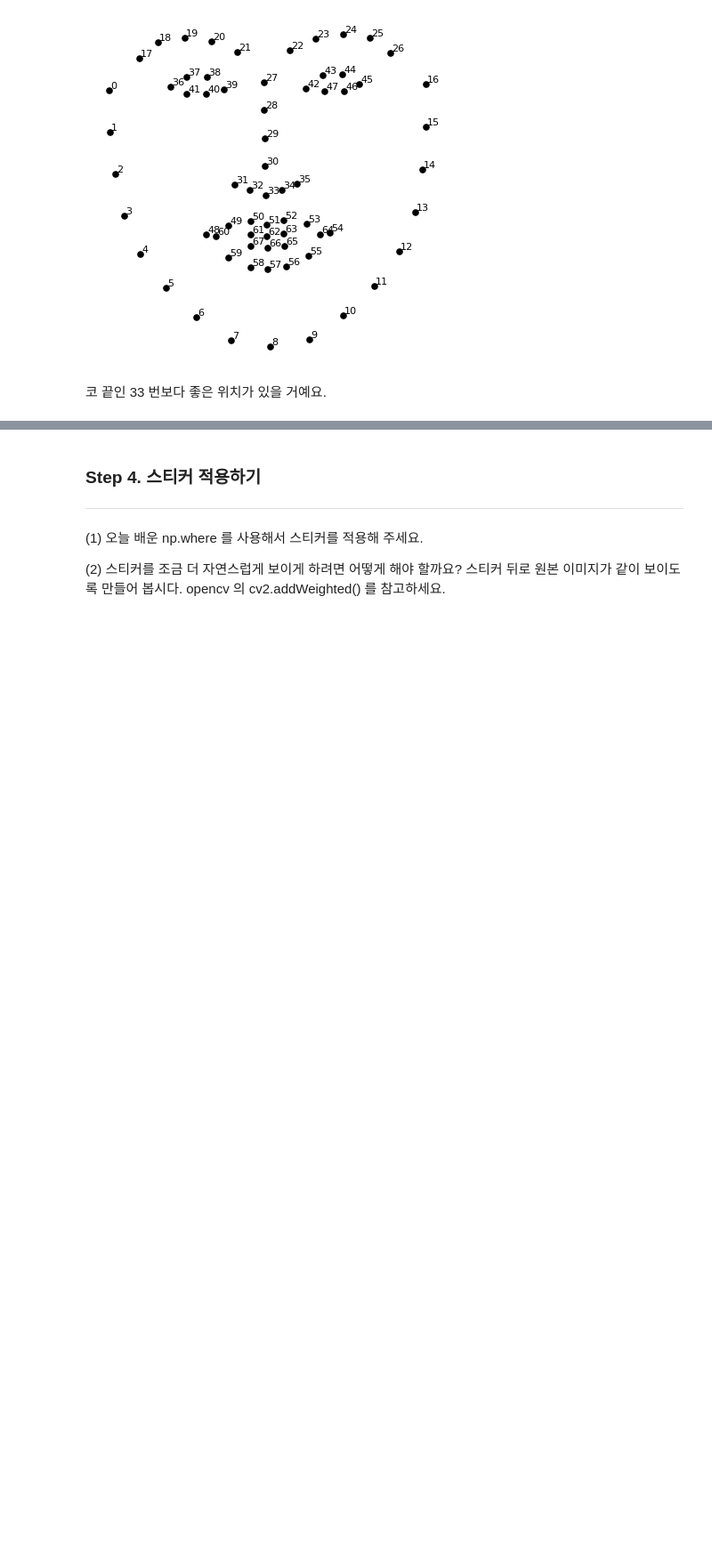
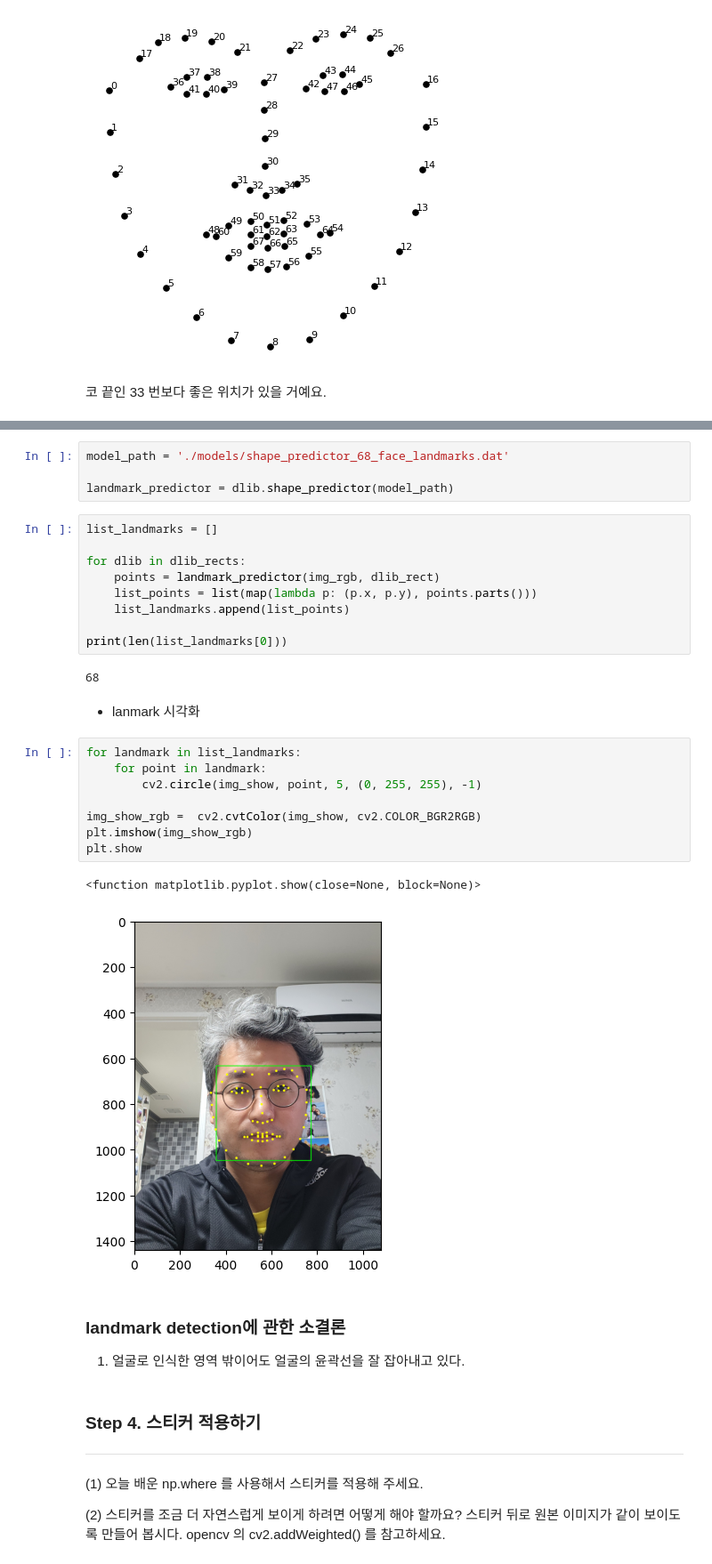
Before and after one commit to aeolian83/aiffel_mini_prject, a Jupyter notebook: Explorestage07/[E-07]Cat_Whiskers.ipynb, the cells around one changed output, grey strips where cells are left out. Shown at 89% size. Saved outputs shown, nothing was run; the diff lists cells and outputs as text; blank space fills up the shorter version.

```diff
--- a/Explorestage07/[E-07]Cat_Whiskers.ipynb
+++ b/Explorestage07/[E-07]Cat_Whiskers.ipynb
@@ -68,3 +116,34 @@ plt.show() # 이미지 실제 출력
+# %%
+model_path = './models/shape_predictor_68_face_landmarks.dat'
+
+landmark_predictor = dlib.shape_predictor(model_path)
+# %%
+list_landmarks = []
+
+for dlib in dlib_rects:
+    points = landmark_predictor(img_rgb, dlib_rect)
+    list_points = list(map(lambda p: (p.x, p.y), points.parts()))
+    list_landmarks.append(list_points)
+
+print(len(list_landmarks[0]))
+# %% [output]
+68
+# %% [markdown]
+- lanmark 시각화
+# %%
+for landmark in list_landmarks:
+    for point in landmark:
+        cv2.circle(img_show, point, 5, (0, 255, 255), -1)
+
+img_show_rgb =  cv2.cvtColor(img_show, cv2.COLOR_BGR2RGB)
+plt.imshow(img_show_rgb)
+plt.show
+# %% [output]
+<function matplotlib.pyplot.show(close=None, block=None)>
+[figure, added]
+# %% [markdown]
+### landmark detection에 관한 소결론
+1. 얼굴로 인식한 영역 밖이어도 얼굴의 윤곽선을 잘 잡아내고 있다.
 # %% [markdown]
 ### Step 4. 스티커 적용하기
 ----
```
Also changed, not shown: parts of 31 cells of this notebook, 7 other files.
